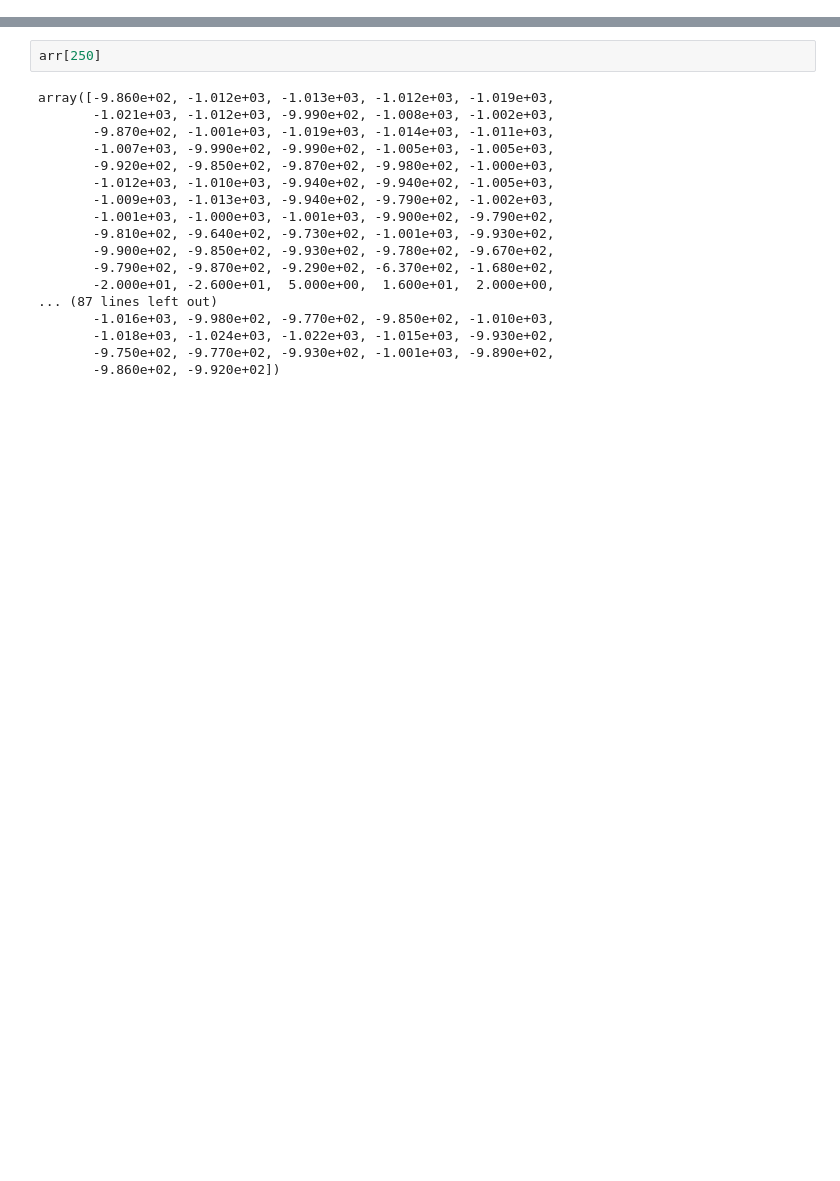
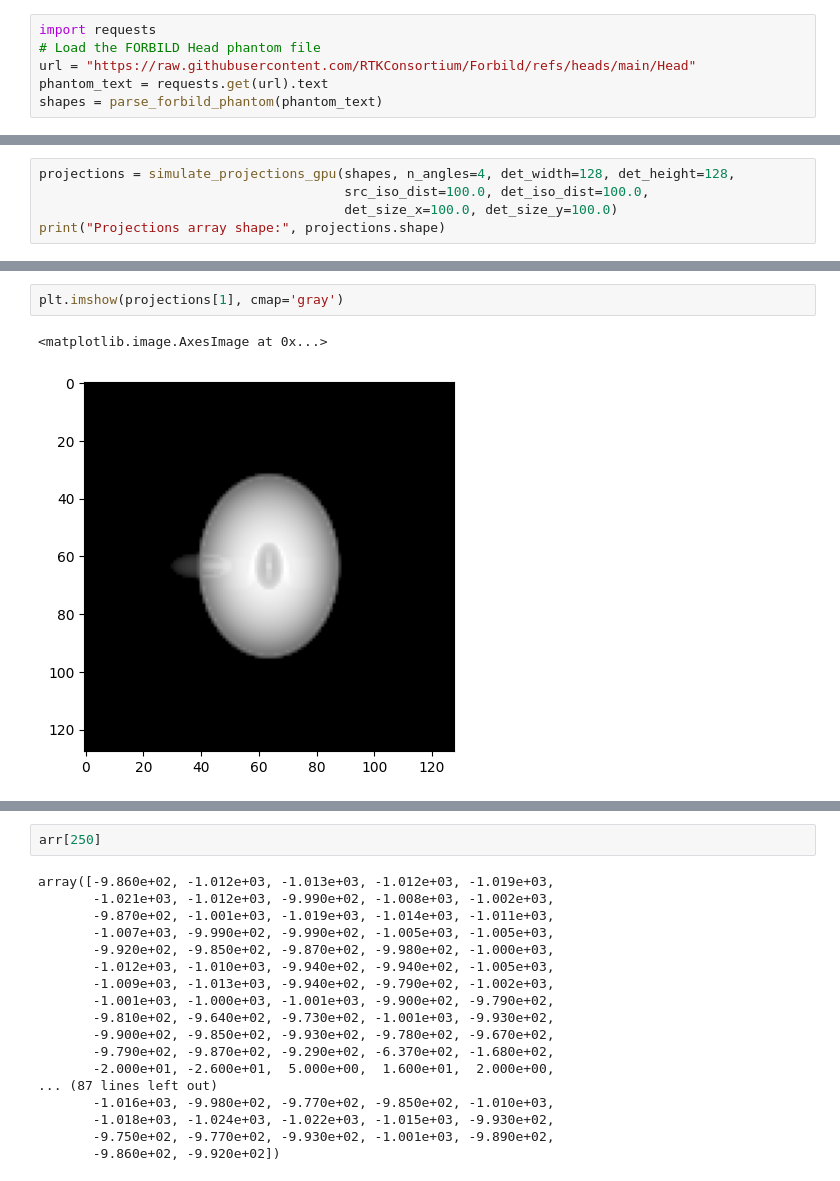
Before and after one commit to hqpwca/SGD, a Jupyter notebook: python/data_view.ipynb, the cells around one changed output, grey strips where cells are left out. Cells and saved outputs as stored; diff of their text form; blank space fills up the shorter version.

Commit message:
github update

```diff
--- a/python/data_view.ipynb
+++ b/python/data_view.ipynb
@@ -27,0 +24,6 @@ plt.show()
+# %%
+import requests
+# Load the FORBILD Head phantom file
+url = "https://raw.githubusercontent.com/RTKConsortium/Forbild/refs/heads/main/Head"
+phantom_text = requests.get(url).text
+shapes = parse_forbild_phantom(phantom_text)
@@ -27,0 +37,5 @@ plt.show()
+# %%
+projections = simulate_projections_gpu(shapes, n_angles=4, det_width=128, det_height=128,
+                                       src_iso_dist=100.0, det_iso_dist=100.0,
+                                       det_size_x=100.0, det_size_y=100.0)
+print("Projections array shape:", projections.shape)
@@ -28 +56,6 @@ plt.show()
+# %%
+plt.imshow(projections[1], cmap='gray')
+# %% [output]
+<matplotlib.image.AxesImage at 0x...>
+[figure, added]
 # %%
```
Also changed, not shown: parts of 10 cells of this notebook, 18 other files.
